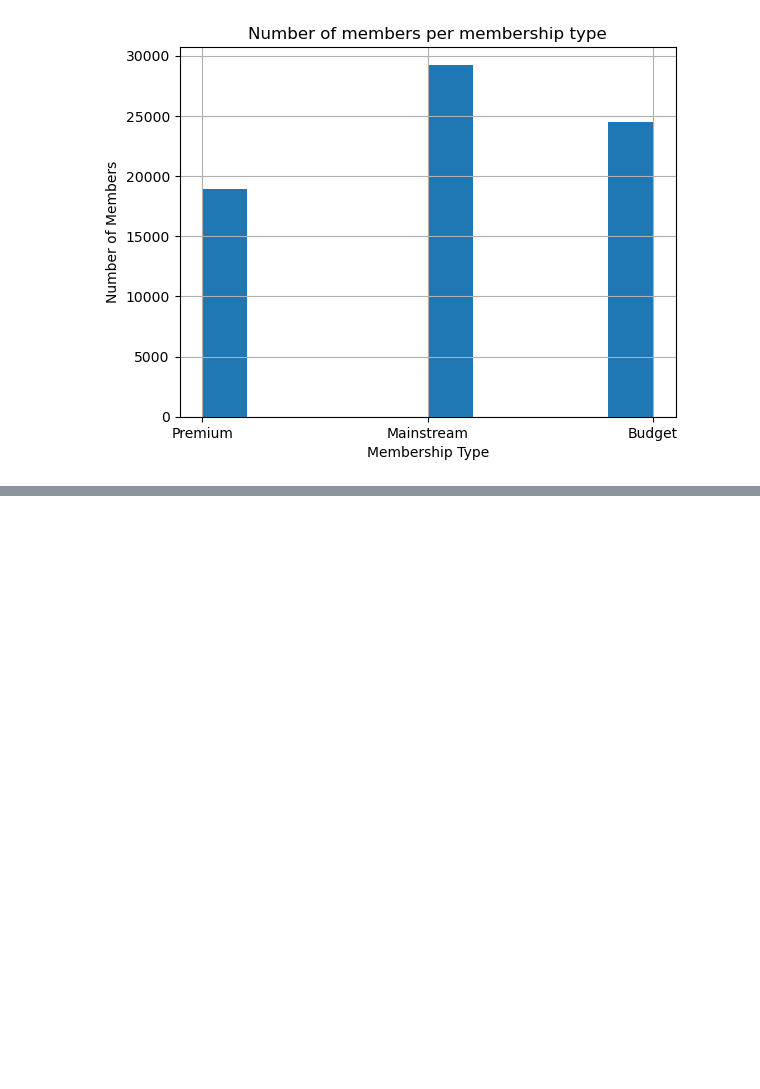
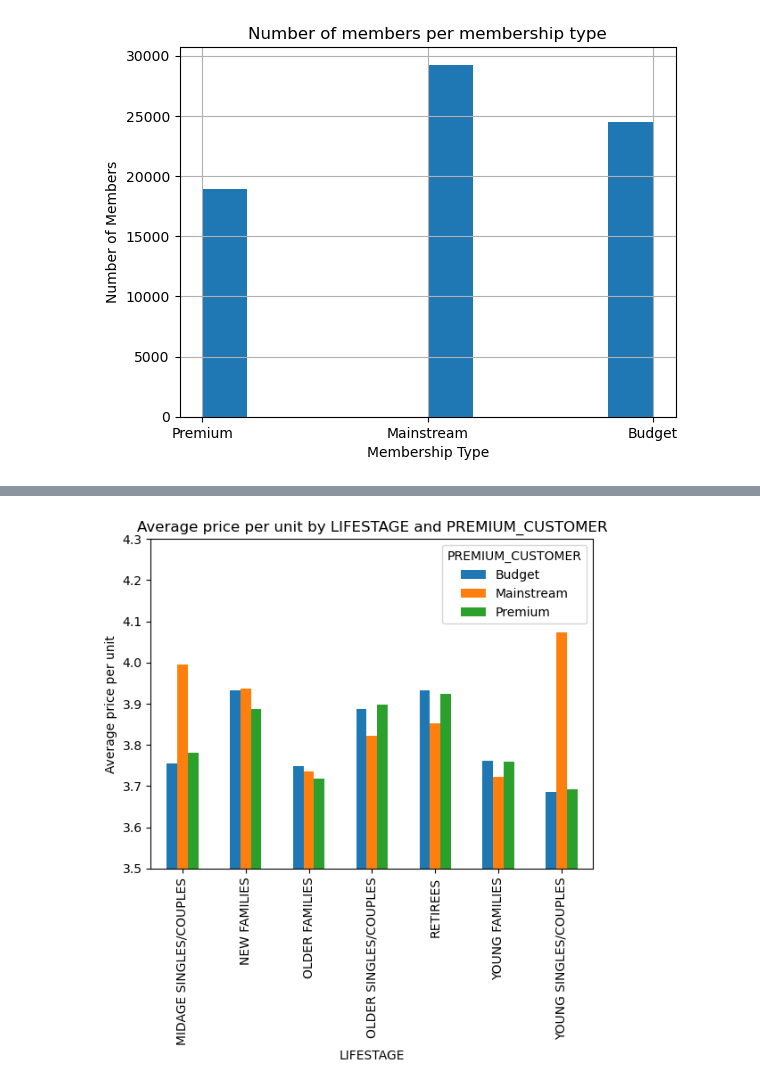
Before and after one commit to jacques-serfontein/QuantiumVEP, a Jupyter notebook: Task1/Task1.ipynb, the cells around one changed output, grey strips where cells are left out. Saved outputs shown, nothing was run; the diff lists cells and outputs as text; code cells hidden in the pictures; blank space fills up the shorter version.

```diff
--- a/Task1/Task1.ipynb
+++ b/Task1/Task1.ipynb
@@ -347,0 +437,13 @@ plt.show()
+# %%
+total_sales = grouped_data['TOT_SALES'].sum()
+total_units = grouped_data['PROD_QTY'].sum()
+avg_price_per_unit = total_sales / total_units
+# %%
+avg_price_per_unit.unstack().plot(kind='bar')
+plt.title('Average price per unit by LIFESTAGE and PREMIUM_CUSTOMER')
+plt.xlabel('LIFESTAGE')
+plt.ylabel('Average price per unit')
+plt.ylim(3.5, 4.3)
+plt.show()
+# %% [output]
+[figure, added]
```
Also changed, not shown: parts of 29 cells of this notebook, 1 other file.
